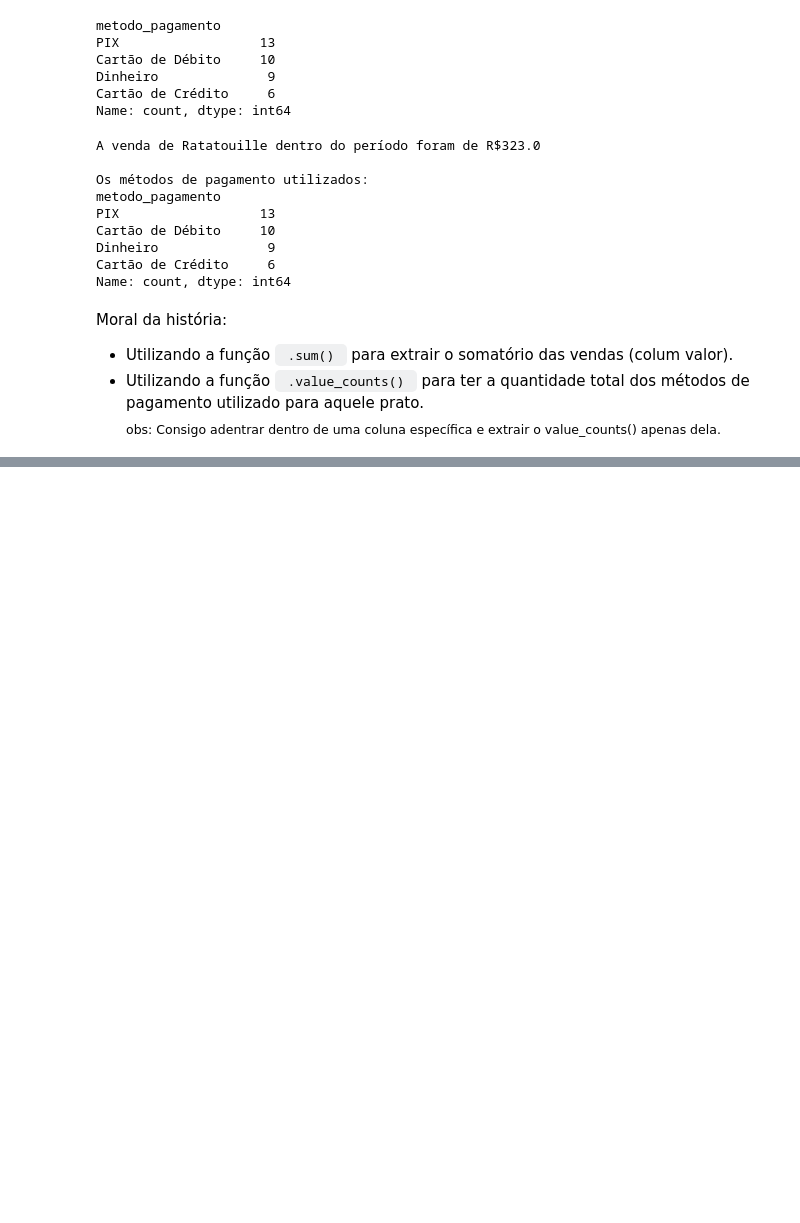
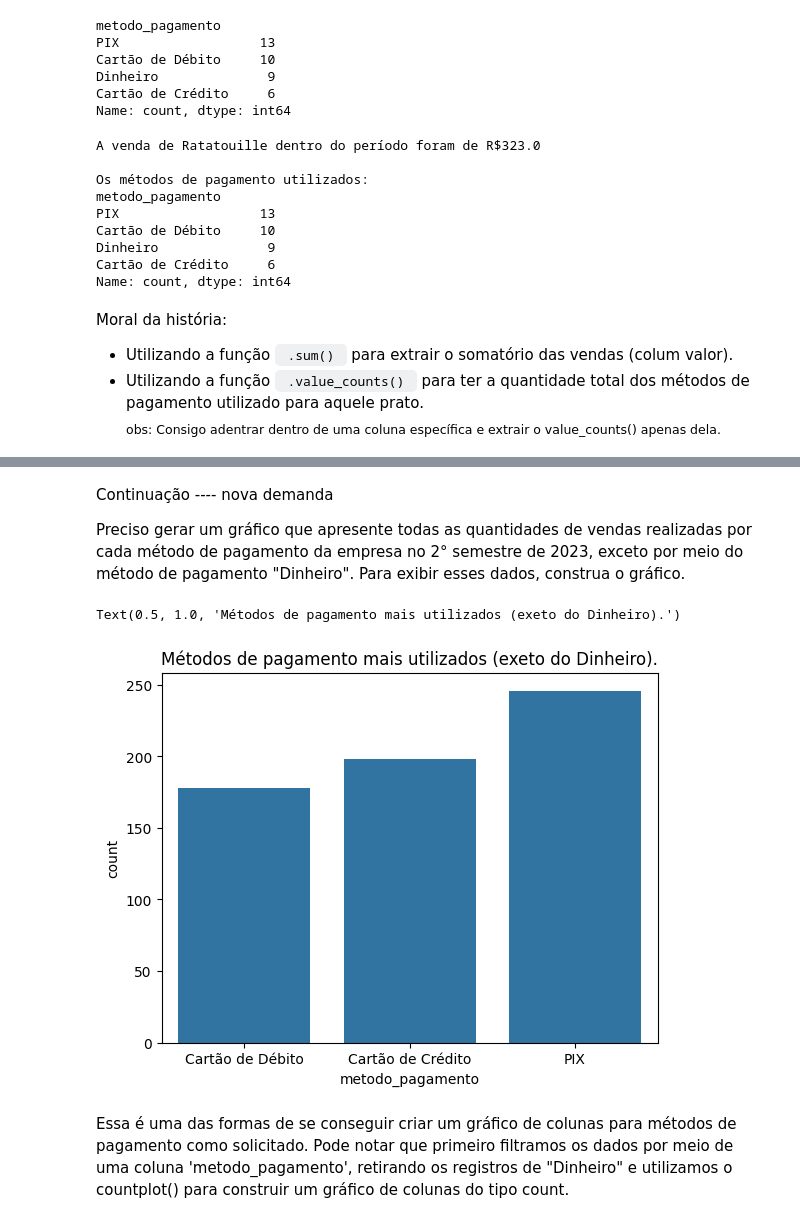
Before and after one commit to luccabasto/DataScience-beginners, a Jupyter notebook: Intro.DataScience/practice/pract01.ipynb, the cells around one changed output, grey strips where cells are left out. Cells and saved outputs as stored; diff of their text form; code cells hidden in the pictures; blank space fills up the shorter version.

```diff
--- a/Intro.DataScience/practice/pract01.ipynb
+++ b/Intro.DataScience/practice/pract01.ipynb
@@ -51,0 +80,14 @@ Moral da história:
+# %% [markdown]
+Continuação ---- nova demanda
+
+Preciso gerar um gráfico que apresente todas as quantidades de vendas realizadas por cada método de pagamento da empresa no 2° semestre de 2023, exceto por meio do método de pagamento "Dinheiro". Para exibir esses dados, construa o gráfico.
+# %%
+metod_pag_excl_dinheiro = sales_2semestre.query("metodo_pagamento != 'Dinheiro'")
+# %%
+sns.countplot(x="metodo_pagamento", data = metod_pag_excl_dinheiro)
+plt.title("Métodos de pagamento mais utilizados (exeto do Dinheiro).")
+# %% [output]
+Text(0.5, 1.0, 'Métodos de pagamento mais utilizados (exeto do Dinheiro).')
+[figure, added]
+# %% [markdown]
+Essa é uma das formas de se conseguir criar um gráfico de colunas para métodos de pagamento como solicitado. Pode notar que primeiro filtramos os dados por meio de uma coluna 'metodo_pagamento', retirando os registros de "Dinheiro" e utilizamos o countplot() para construir um gráfico de colunas do tipo count.
```
Also changed, not shown: parts of 5 cells of this notebook, 2 other files.
